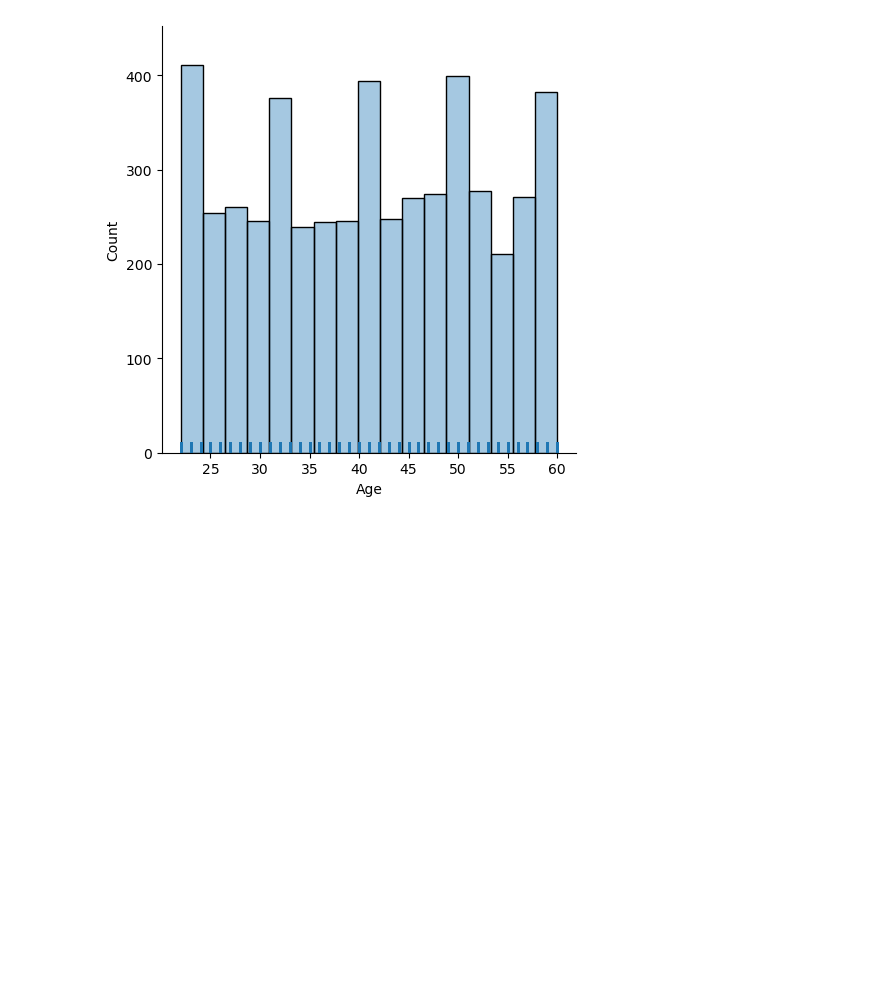
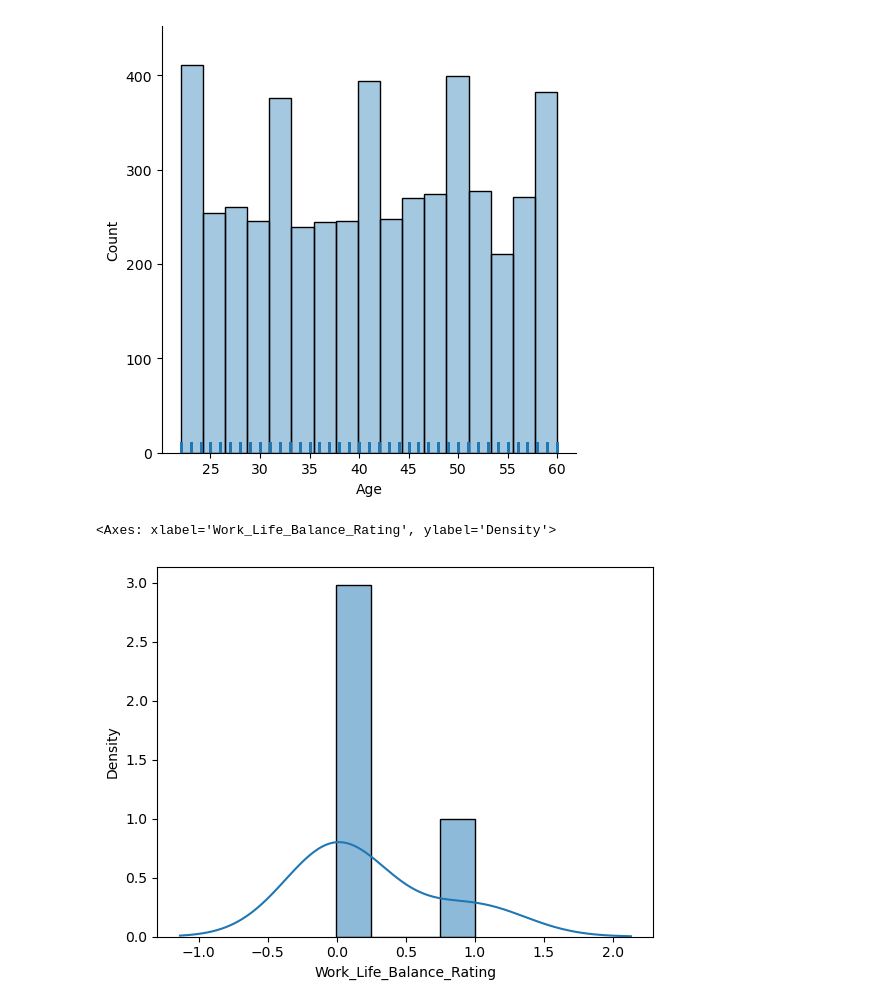
Before and after one commit to Katlego-F-Choeu/HexSoftwares_Project1_Exploratory_Data_Analysis-EDA-_on_a_Public_Dataset, a Jupyter notebook: HexSoftwares_Exploratory_Data_Analysis_(EDA)_on_a_Public_Dataset.ipynb, the cells around one changed output. Drawn from its saved outputs; the diff is of its cells as text; code cells hidden in the pictures; blank space fills up the shorter version.

```diff
--- a/HexSoftwares_Exploratory_Data_Analysis_(EDA)_on_a_Public_Dataset.ipynb
+++ b/HexSoftwares_Exploratory_Data_Analysis_(EDA)_on_a_Public_Dataset.ipynb
@@ -163,3 +163,11 @@ sns.displot(remote, x="Age", alpha=.4, rug=True)
 # %% [output]
 <seaborn.axisgrid.FacetGrid at 0x...>
 [figure]
+# %%
+sns.histplot(
+    r["Work_Life_Balance_Rating"], kde=True,
+    stat="density", kde_kws=dict(cut=3)
+)
+# %% [output]
+<Axes: xlabel='Work_Life_Balance_Rating', ylabel='Density'>
+[figure, added]
```
Also changed, not shown: parts of 4 cells of this notebook.
